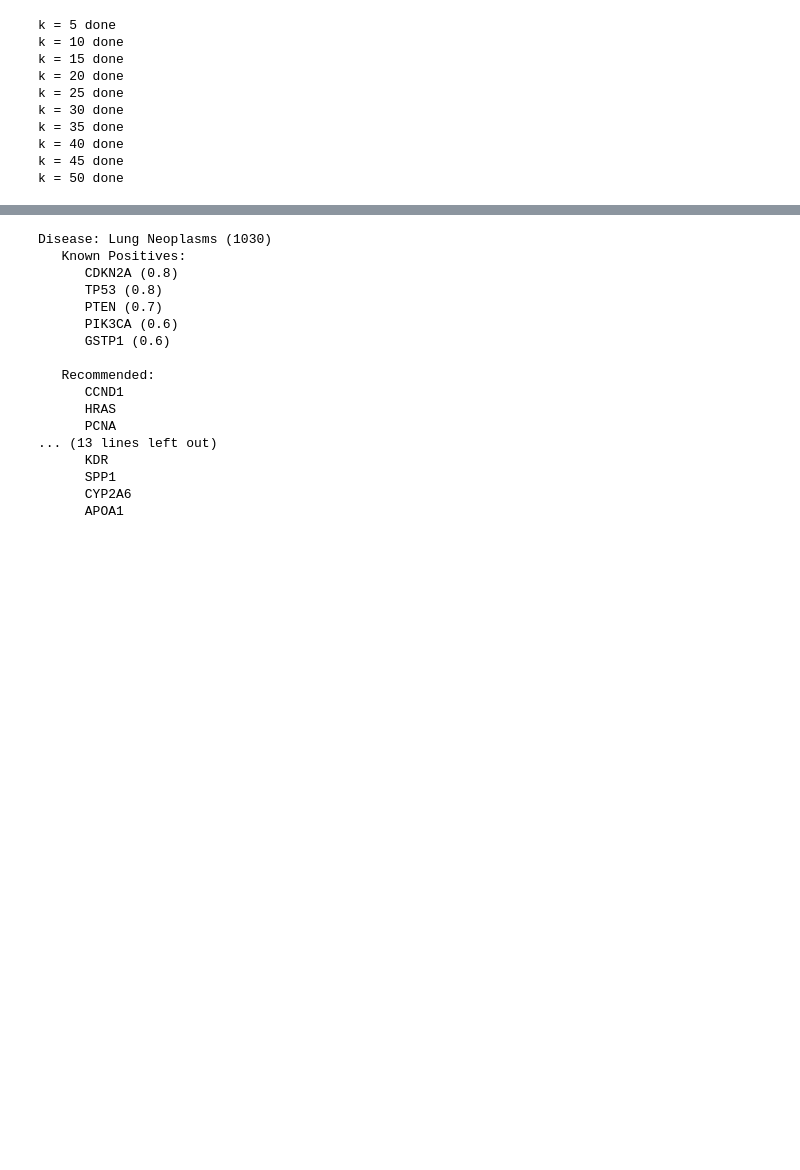
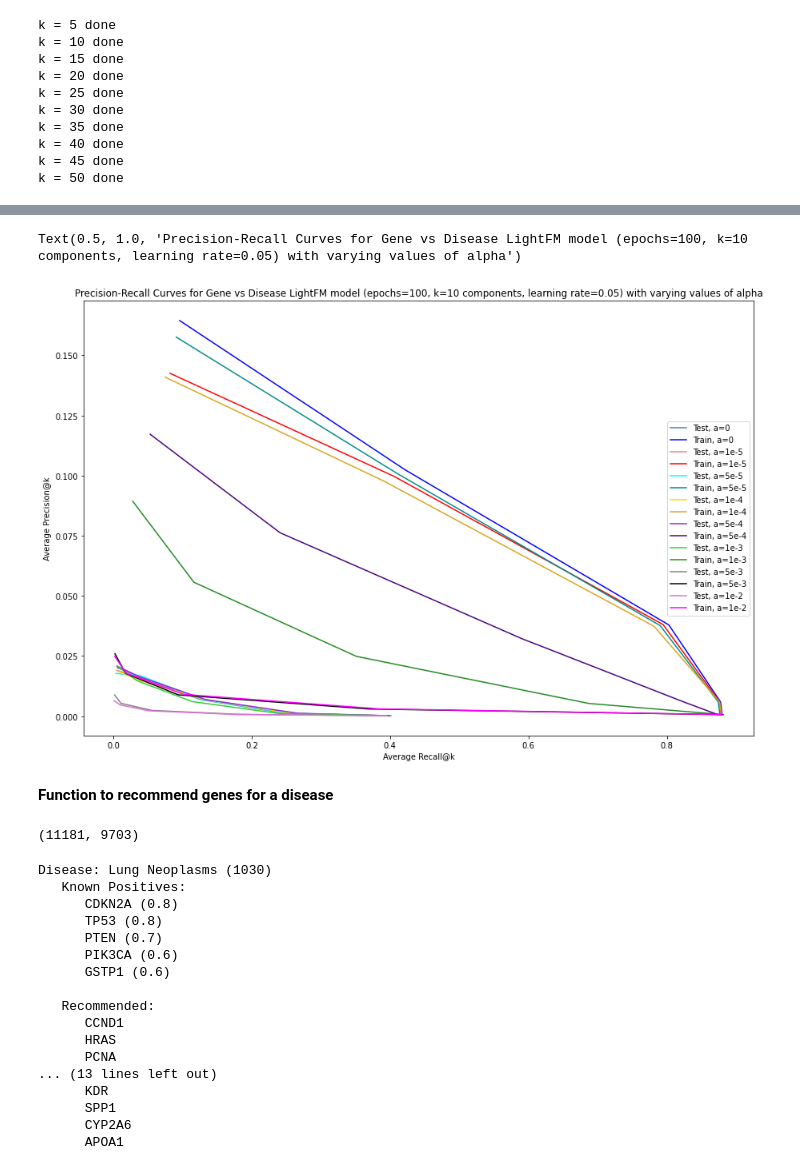
Before and after one commit to meuleman/gilbertAPI, a Jupyter notebook: recommendersystems/lightfm/disgenet/LightFM_Gene_Disease.ipynb, the cells around one changed output, grey strips where cells are left out. Drawn from its saved outputs; the diff is of its cells as text; code cells hidden in the pictures; blank space fills up the shorter version.

```diff
--- a/recommendersystems/lightfm/disgenet/LightFM_Gene_Disease.ipynb
+++ b/recommendersystems/lightfm/disgenet/LightFM_Gene_Disease.ipynb
@@ -335,3 +335,39 @@ pickle_out_data.close()
+# %%
+#finding optimal alpha value
+precision_alpha = []
+recall_alpha = []
+counter = 0
+for file_name in files:
+    file_path = os.path.join('/home/ctrader/AG/AugmentedGenomics/recommendersystems/lightfm/disgenet/precision_recall_results/', file_name)
+    pickle_in = open(file_path, 'rb')
+    pr = pickle.load(pickle_in)
+    p, r = pr
+    p = list(np.mean(np.array(p), axis=1))
+    r = list(np.mean(np.array(r), axis=1))
+    precision_alpha.append(p)
+    recall_alpha.append(r)
+# %%
+#Plot precision-recall curves for train and test data (15 epochs, 16 dimensions)
+c = ['steelblue', 'blue', 'lightcoral', 'red', 'cyan', 'darkcyan', 'gold', 'goldenrod', 'blueviolet', 'indigo', 'limegreen', 'forestgreen', 'grey', 'black', 'orchid', 'magenta']
+l = ['Test, a=0', 'Train, a=0', 'Test, a=1e-5', 'Train, a=1e-5', 'Test, a=5e-5', 'Train, a=5e-5', 'Test, a=1e-4', 'Train, a=1e-4', 'Test, a=5e-4', 'Train, a=5e-4', 'Test, a=1e-3', 'Train, a=1e-3', 'Test, a=5e-3', 'Train, a=5e-3', 'Test, a=1e-2', 'Train, a=1e-2']
+
+fig = plt.figure(figsize=(15,10))
+fig.patch.set_facecolor('white')
+for i in range(len(precision_alpha)):
+    plt.plot(recall_alpha[i], precision_alpha[i], color=c[i])
+plt.xlabel('Average Recall@k')
+plt.ylabel('Average Precision@k')
+plt.legend(l, loc='right')
+plt.title('Precision-Recall Curves for Gene vs Disease LightFM model (epochs=100, k=10 components, learning rate=0.05) with varying values of alpha')
+# %% [output]
+Text(0.5, 1.0, 'Precision-Recall Curves for Gene vs Disease LightFM model (epochs=100, k=10 components, learning rate=0.05) with varying values of alpha')
+[figure, added]
+# %% [markdown]
+**Function to recommend genes for a disease**
+# %%
+print(data['test'].todense().shape)
+# %% [output]
+(11181, 9703)
 # %%
 #function to recommend genes for a given disease. Takes in the model, data, and a list of
 #diseases for genes to be recommend for. For each disease, prints out known associated genes
```
Also changed, not shown: parts of 17 cells of this notebook.
